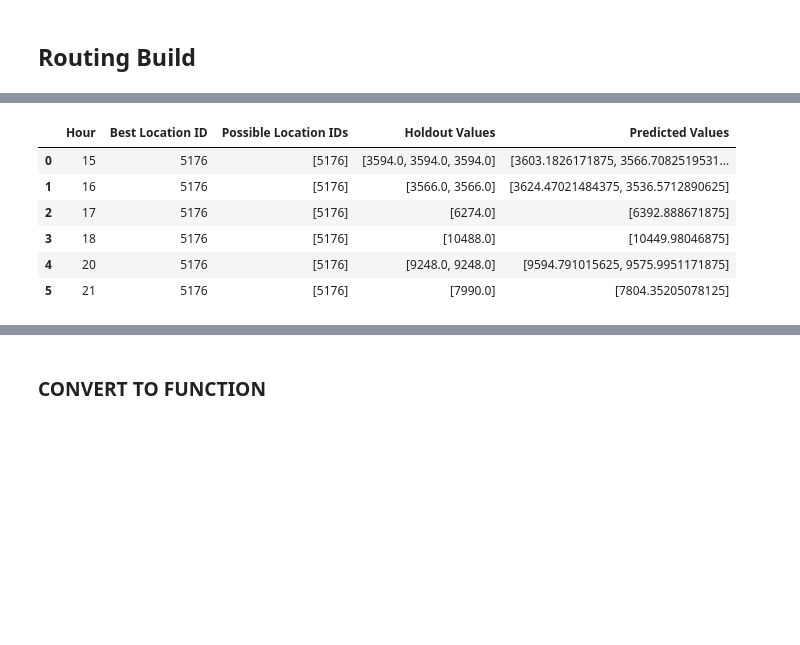
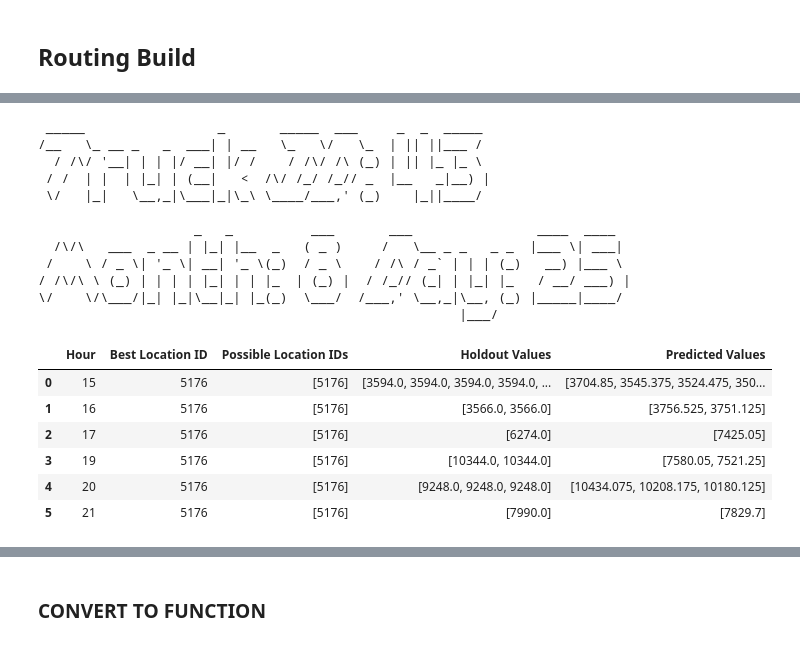
Before and after one commit to jkyxd/ICP_Group3, a Jupyter notebook: ICP Jupyter File.ipynb, the cells around one changed output, grey strips where cells are left out. Drawn from its saved outputs; the diff is of its cells as text; code cells hidden in the pictures; blank space fills up the shorter version.

```diff
--- a/ICP Jupyter File.ipynb
+++ b/ICP Jupyter File.ipynb
@@ -752,8 +789,8 @@ X = X_final_scaled.drop("PROFIT",axis=1)
 y = X_final_scaled["PROFIT"]
 
 # Split the dataset into training and testing datasets
-X_training, X_holdout, y_training, y_holdout = train_test_split(X, y, test_size=0.2, random_state=42)
-X_train, X_test, y_train, y_test = train_test_split(X_training, y_training, test_size=0.2, random_state=42)
+X_train, X_holdout_test, y_train, y_holdout_test = train_test_split(X, y, test_size=0.4, random_state=42)
+X_holdout, X_test, y_holdout, y_test = train_test_split(X_holdout_test, y_holdout_test, test_size=0.2, random_state=42)
 # %%
 from lightgbm import LGBMRegressor
 lgbm = LGBMRegressor()
@@ -1096,22 +1109,14 @@ Test R2 is:  0.9973498725796527
 # Import necessary libraries
 from sklearn.metrics import mean_squared_error
 
-xgb = XGBRegressor(learning_rate= 0.04, max_depth= 10, n_estimators= 1700, subsample= 0.9)
-xgb.fit(X_train, y_train)
+rf = RandomForestRegressor(ccp_alpha = 0.0, criterion='mse',max_depth = 525, n_estimators = 200)
+rf.fit(X_train, y_train)
 
-holdout_predictions = xgb.predict(X_holdout)
+holdout_predictions = rf.predict(X_holdout)
 
 # Calculate mean squared error (MSE)
 mse = mean_squared_error(y_holdout, holdout_predictions)
 
-print('Train MSE is: ', mean_squared_error(xgb.predict(X_holdout), y_holdout))
-
-print()
-print('Train RMSE is: ',  math.sqrt(mean_squared_error(xgb.predict(X_holdout), y_holdout)))
-
-print()
-print('Train MAE is: ', mean_absolute_error(xgb.predict(X_holdout), y_holdout))
-
-print()
-print('Train R2 is: ', r2_score(xgb.predict(X_holdout), y_holdout))
+# Print the MSE
+print(f"Mean Squared Error (MSE) on holdout data: {mse}")
 # %% [output]
@@ -1177,7 +1176,7 @@ columns_to_exclude = ['AVG_TEMPERATURE_AIR_2M_F', 'AVG_TEMPERATURE_HEATINDEX_2M_
 # Create a DataFrame with holdout values and predicted values
 df_predictions = X_holdout.drop(columns=columns_to_exclude)
 df_predictions['Holdout'] = y_holdout
-holdout_predictions = xgb.predict(X_holdout)
+holdout_predictions = rf.predict(X_holdout)
 df_predictions['Predicted'] = holdout_predictions
 
 # Add a column for the differences
@@ -1297,34 +1300,46 @@ df_best_loc_id = pd.DataFrame(table_rows, columns=["Hour", "Best Location ID", "
 # %%
-#import pyfiglet
-#from termcolor import colored
+import pyfiglet
+from termcolor import colored
 
 # Create a Figlet object for ASCII art text
-#figlet = pyfiglet.Figlet(font='ogre')
+figlet = pyfiglet.Figlet(font='ogre')
 
 
 # Convert the truck ID, month, and day to string
 truck_id_str = str(truck_id)
 month_str = str(month)
 day_str = str(day)
 
 # Concatenate the ASCII art and numbers in one row
-#art_row = ' '.join([
-    #figlet.renderText("Truck ID: " + truck_id_str + " Month: " + month_str + " Day: " + day_str)
-#])
+art_row = ' '.join([
+    figlet.renderText("Truck ID: " + truck_id_str + " Month: " + month_str + " Day: " + day_str)
+])
 
 # Print the ASCII art row
-#print(art_row)
+print(art_row)
 
 # Print the DataFrame
 df_best_loc_id
 # %% [output]
+ _____                 _       _____  ___     _  _  _____
+/__   \_ __ _   _  ___| | __   \_   \/   \_  | || ||___ /
+  / /\/ '__| | | |/ __| |/ /    / /\/ /\ (_) | || |_ |_ \
+ / /  | |  | |_| | (__|   <  /\/ /_/ /_// _  |__   _|__) |
+ \/   |_|   \__,_|\___|_|\_\ \____/___,' (_)    |_||____/
+
+                    _   _          ___       ___                ____  ____
+  /\/\   ___  _ __ | |_| |__  _   ( _ )     /   \__ _ _   _ _  |___ \| ___|
+ /    \ / _ \| '_ \| __| '_ \(_)  / _ \    / /\ / _` | | | (_)   __) |___ \
+/ /\/\ \ (_) | | | | |_| | | |_  | (_) |  / /_// (_| | |_| |_   / __/ ___) |
+\/    \/\___/|_| |_|\__|_| |_(_)  \___/  /___,' \__,_|\__, (_) |_____|____/
+                                                      |___/
 |  | Hour | Best Location ID | Possible Location IDs | Holdout Values | Predicted Values |
-| 0 | 15 | 5176 | [5176] | [3594.0, 3594.0, 3594.0] | [3603.1826171875, 3566.7082519531... |
-| 1 | 16 | 5176 | [5176] | [3566.0, 3566.0] | [3624.47021484375, 3536.5712890625] |
-| 2 | 17 | 5176 | [5176] | [6274.0] | [6392.888671875] |
-| 3 | 18 | 5176 | [5176] | [10488.0] | [10449.98046875] |
-| 4 | 20 | 5176 | [5176] | [9248.0, 9248.0] | [9594.791015625, 9575.9951171875] |
-| 5 | 21 | 5176 | [5176] | [7990.0] | [7804.35205078125] |
+| 0 | 15 | 5176 | [5176] | [3594.0, 3594.0, 3594.0, 3594.0, ... | [3704.85, 3545.375, 3524.475, 350... |
+| 1 | 16 | 5176 | [5176] | [3566.0, 3566.0] | [3756.525, 3751.125] |
+| 2 | 17 | 5176 | [5176] | [6274.0] | [7425.05] |
+| 3 | 19 | 5176 | [5176] | [10344.0, 10344.0] | [7580.05, 7521.25] |
+| 4 | 20 | 5176 | [5176] | [9248.0, 9248.0, 9248.0] | [10434.075, 10208.175, 10180.125] |
+| 5 | 21 | 5176 | [5176] | [7990.0] | [7829.7] |
 # %%
 filtered_df
 # %% [output]
```
Also changed, not shown: parts of 61 cells of this notebook.
